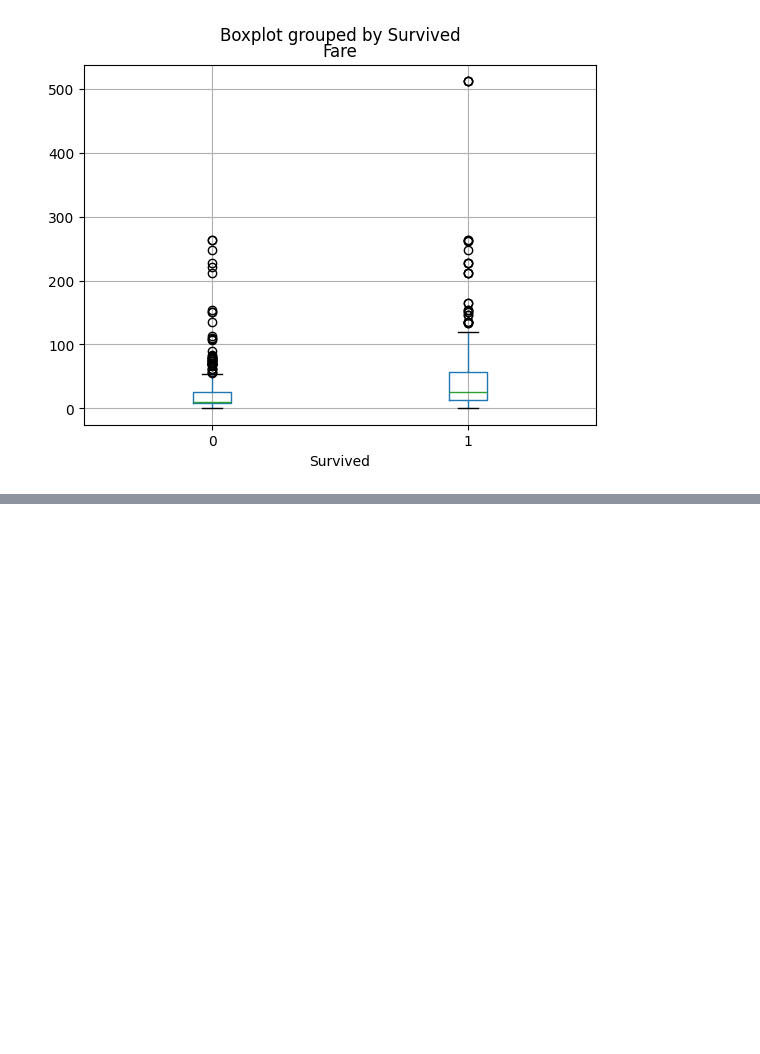
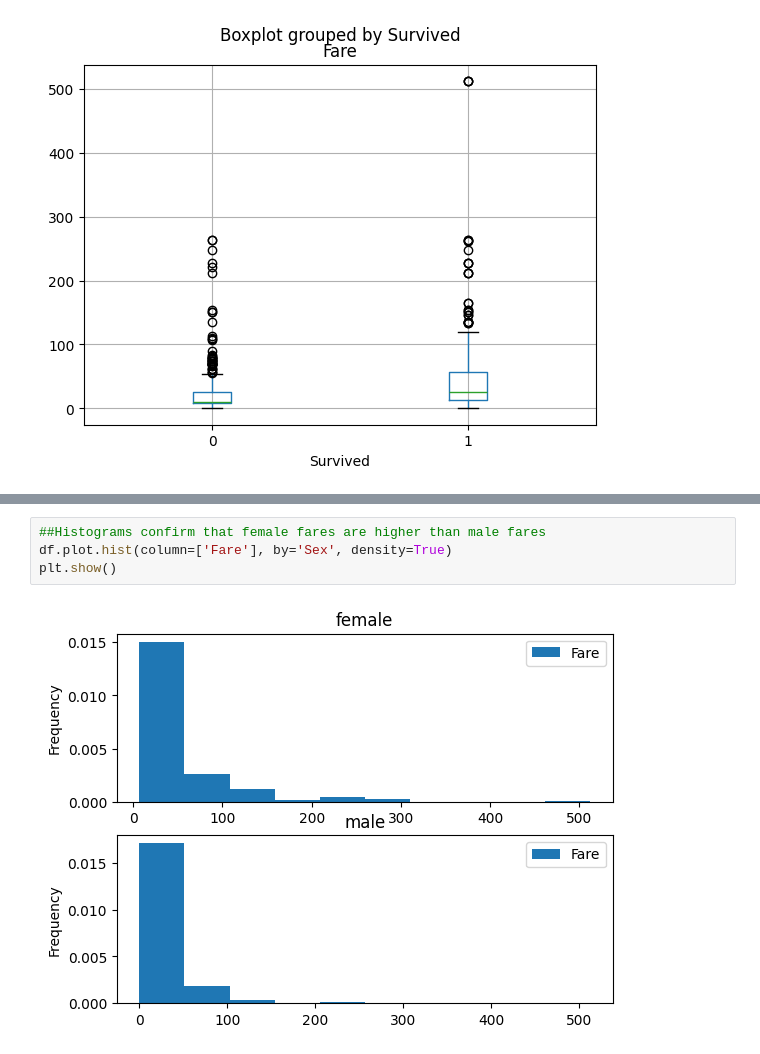
Before and after one commit to Manillin/Notes, a Jupyter notebook: masters/BigDataAnalytics/Lab/eda/EDA1_S.ipynb, the cells around one changed output, grey strips where cells are left out. Drawn from its saved outputs; the diff is of its cells as text; blank space fills up the shorter version.

```diff
--- a/masters/BigDataAnalytics/Lab/eda/EDA1_S.ipynb
+++ b/masters/BigDataAnalytics/Lab/eda/EDA1_S.ipynb
@@ -275 +261,7 @@ Number of quantiles: [0.         0.00319489 0.00638978 0.00958466 0.01277955 0.0
 [figure]
+# %%
+##Histograms confirm that female fares are higher than male fares
+df.plot.hist(column=['Fare'], by='Sex', density=True)
+plt.show()
+# %% [output]
+[figure, added]
```
Also changed, not shown: parts of 17 cells of this notebook.
